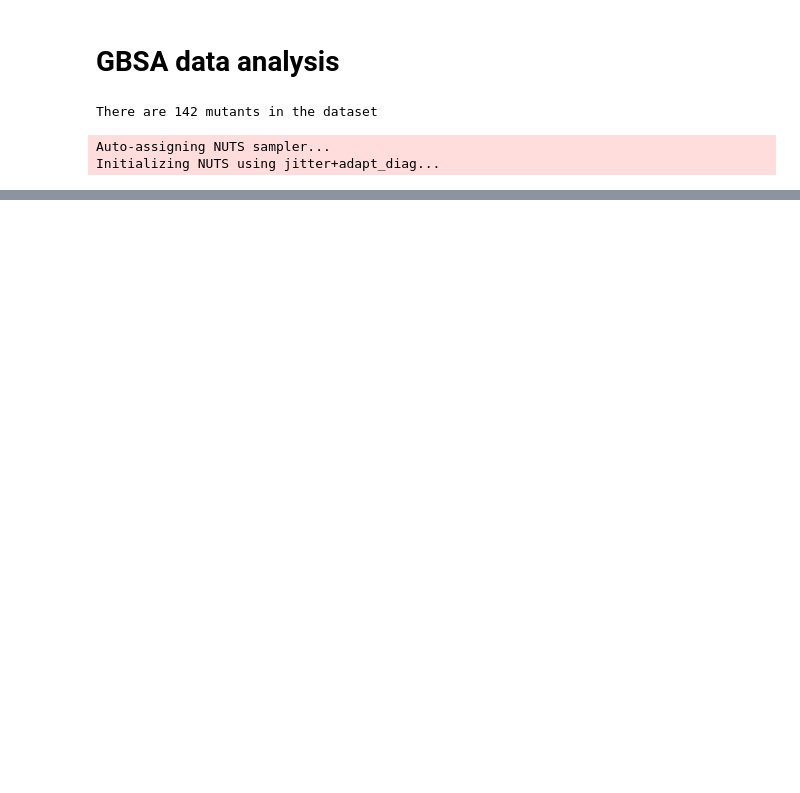
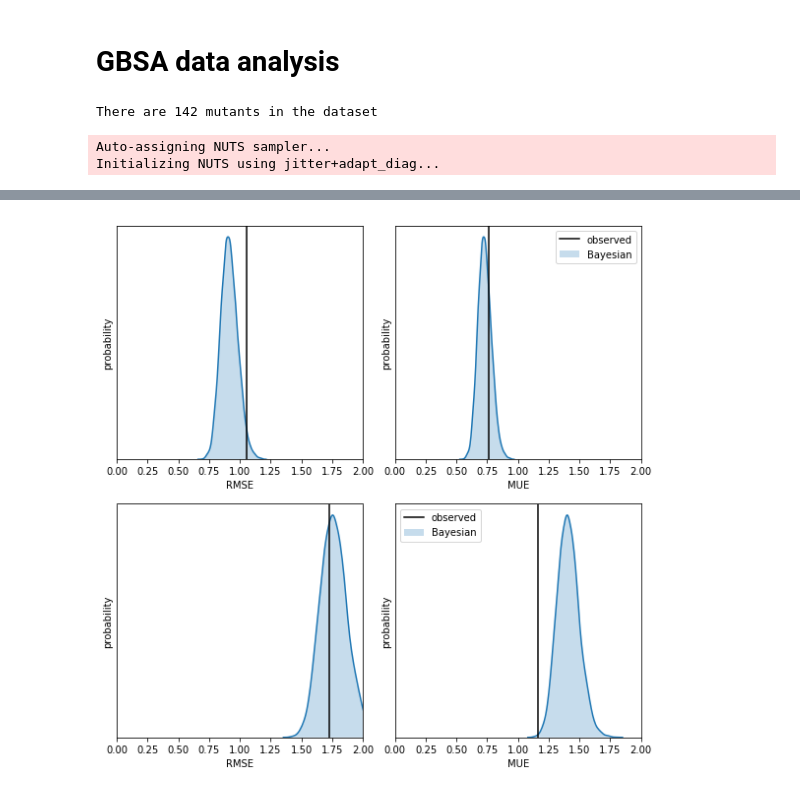
Before and after one commit to kehauser/Predicting-resistance-of-clinical-Abl-mutations-to-targeted-kinase-inhibitors-using-FEP, a Jupyter notebook: Bayesian analysis.ipynb, the cells around one changed output, grey strips where cells are left out. Cells and saved outputs as stored; diff of their text form; code cells hidden in the pictures; blank space fills up the shorter version.

```diff
--- a/Bayesian analysis.ipynb
+++ b/Bayesian analysis.ipynb
@@ -295,0 +446,52 @@ True MUE: 1.401 [1.237, 1.597] kcal/mol (95% CI)
+# %%
+# Plot the Bayesian confidence intervals for the RMSE and MUE
+plt.figure(figsize=[8,8]);
+
+# RMSE
+RMSE_obs = np.sqrt(np.mean((DDG_FEP_exp_obs - DDG_FEP_obs.mean(1))**2))
+plt.subplot(221);
+sns.kdeplot(trace['RMSE_FEP'], shade=True);
+plt.plot([RMSE_obs, RMSE_obs], [0, 10], 'k-');
+#plt.legend(['observed', 'Bayesian']);
+plt.xlabel('RMSE');
+plt.ylabel('probability');
+plt.yticks([]);
+plt.xlim([0, 2])
+
+# MUE
+plt.subplot(222);
+MUE_obs = np.mean(np.abs((DDG_FEP_exp_obs - DDG_FEP_obs.mean(1))))
+sns.kdeplot(trace['MUE_FEP'], shade=True);
+plt.plot([MUE_obs, MUE_obs], [0, 10], 'k-');
+plt.legend(['observed', 'Bayesian']);
+plt.xlabel('MUE');
+plt.ylabel('probability');
+plt.yticks([]);
+plt.xlim([0, 2])
+
+# RMSE
+RMSE_obs = np.sqrt(np.mean((DDG_prime_exp_obs - DDG_prime_calc_obs)**2))
+plt.subplot(223);
+sns.kdeplot(trace['RMSE_prime'], shade=True);
+plt.plot([RMSE_obs, RMSE_obs], [0, 10], 'k-');
+#plt.legend(['observed', 'Bayesian']);
+plt.xlabel('RMSE');
+plt.ylabel('probability');
+plt.yticks([]);
+plt.xlim([0, 2])
+
+
+# MUE
+plt.subplot(224);
+MUE_obs = np.mean(np.abs((DDG_prime_exp_obs - DDG_prime_calc_obs)))
+sns.kdeplot(trace['MUE_prime'], shade=True);
+plt.plot([MUE_obs, MUE_obs], [0, 10], 'k-');
+plt.legend(['observed', 'Bayesian']);
+plt.xlabel('MUE');
+plt.ylabel('probability');
+plt.yticks([]);
+plt.xlim([0, 2])
+
+plt.tight_layout()
+# %% [output]
+[figure, added]
```
Also changed, not shown: parts of 16 cells of this notebook.
